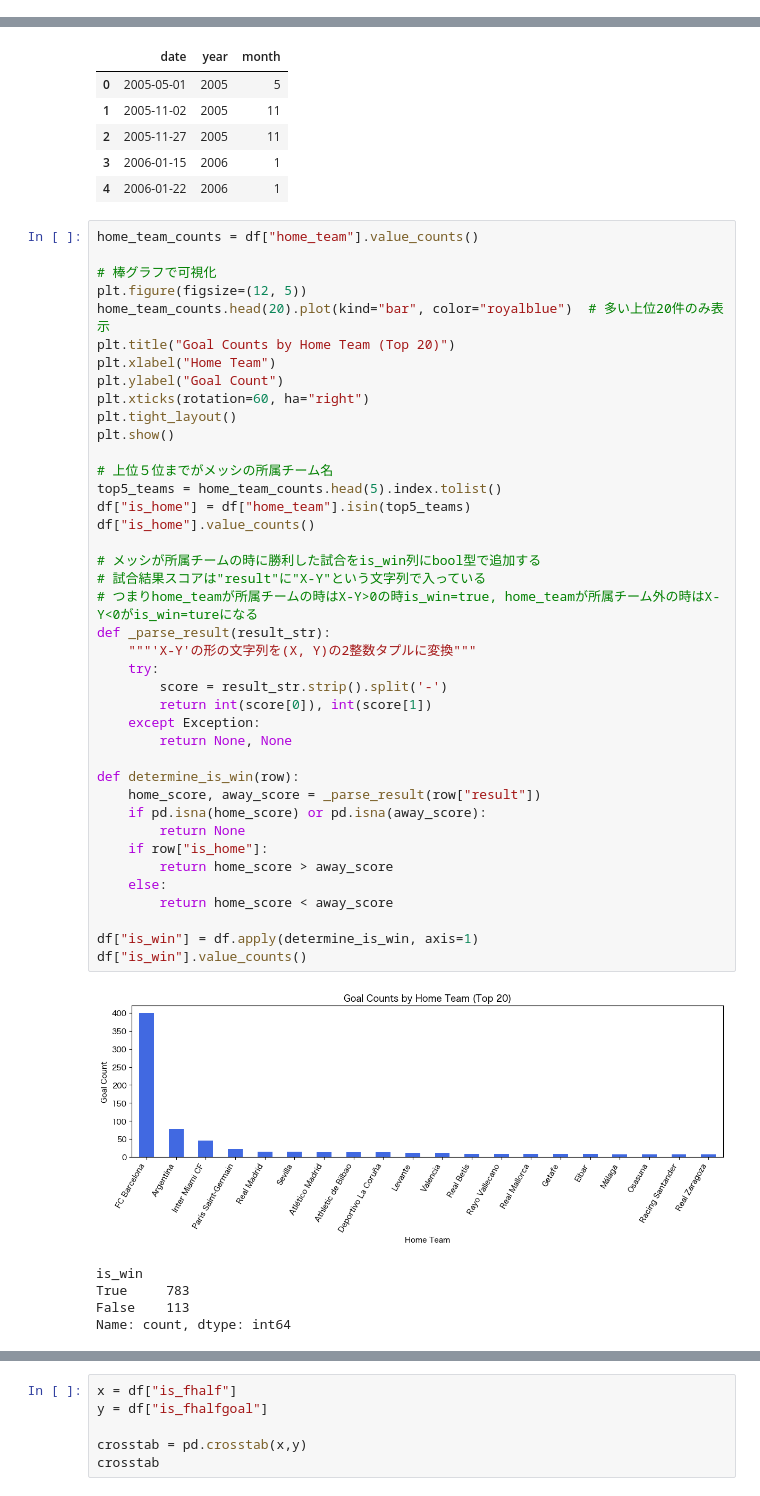
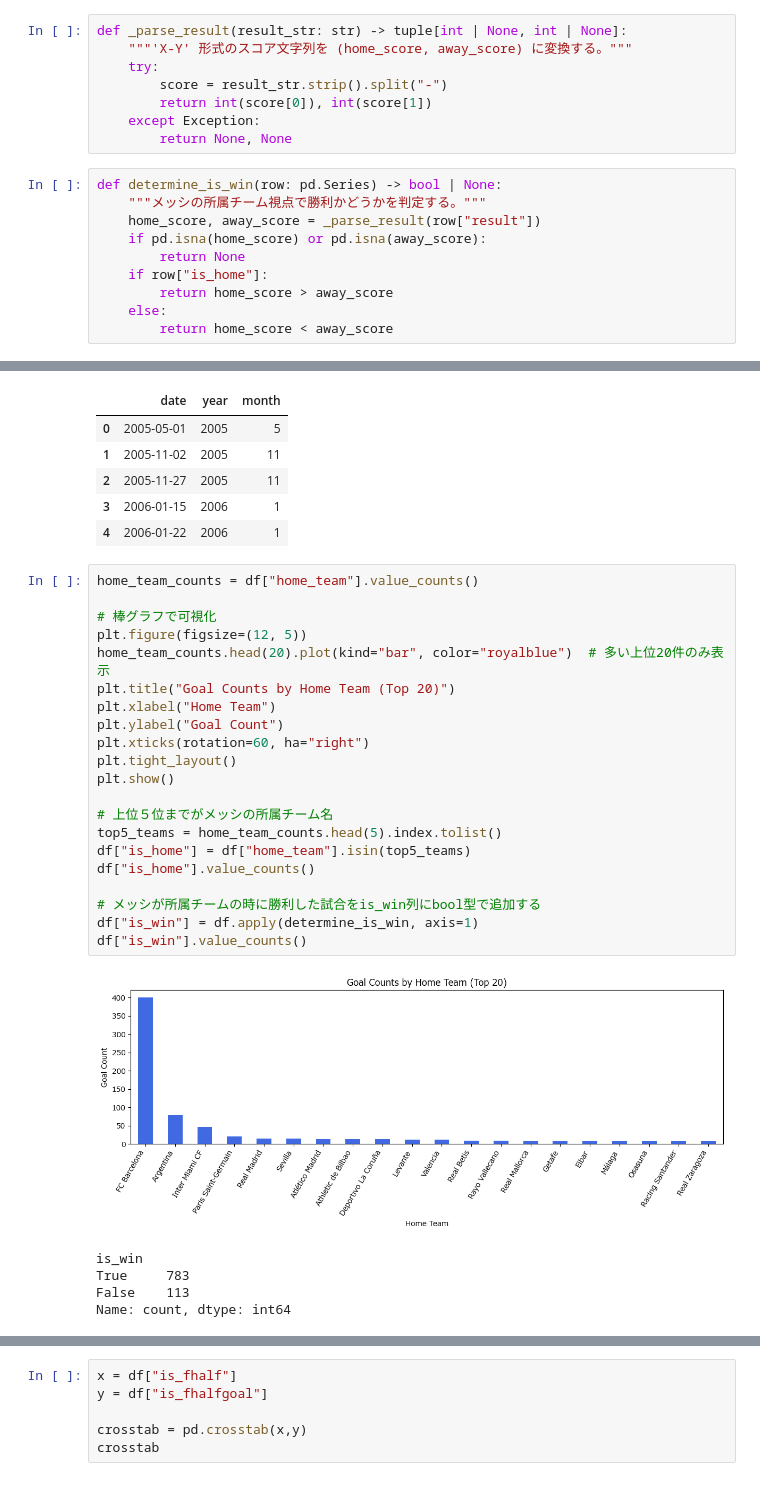
Before and after one commit to WE1CH-KAZU/analytics_messi, a Jupyter notebook: src/analytics_messi.ipynb, the cells around one changed output, grey strips where cells are left out. Saved outputs shown, nothing was run; the diff lists cells and outputs as text.

```diff
--- a/src/analytics_messi.ipynb
+++ b/src/analytics_messi.ipynb
@@ -28,3 +30,21 @@ setup_pandas_display()
 setup_matplotlib_defaults()
 # %% [markdown]
 # Functions
+# %%
+def _parse_result(result_str: str) -> tuple[int | None, int | None]:
+    """'X-Y' 形式のスコア文字列を (home_score, away_score) に変換する。"""
+    try:
+        score = result_str.strip().split("-")
+        return int(score[0]), int(score[1])
+    except Exception:
+        return None, None
+# %%
+def determine_is_win(row: pd.Series) -> bool | None:
+    """メッシの所属チーム視点で勝利かどうかを判定する。"""
+    home_score, away_score = _parse_result(row["result"])
+    if pd.isna(home_score) or pd.isna(away_score):
+        return None
+    if row["is_home"]:
+        return home_score > away_score
+    else:
+        return home_score < away_score
@@ -100,45 +132,26 @@ memory usage: 112.1 KB
 # %%
 home_team_counts = df["home_team"].value_counts()
 
 # 棒グラフで可視化
 plt.figure(figsize=(12, 5))
 home_team_counts.head(20).plot(kind="bar", color="royalblue")  # 多い上位20件のみ表示
 plt.title("Goal Counts by Home Team (Top 20)")
 plt.xlabel("Home Team")
 plt.ylabel("Goal Count")
 plt.xticks(rotation=60, ha="right")
 plt.tight_layout()
 plt.show()
 
 # 上位５位までがメッシの所属チーム名
 top5_teams = home_team_counts.head(5).index.tolist()
 df["is_home"] = df["home_team"].isin(top5_teams)
 df["is_home"].value_counts()
 
 # メッシが所属チームの時に勝利した試合をis_win列にbool型で追加する
-# 試合結果スコアは"result"に"X-Y"という文字列で入っている
-# つまりhome_teamが所属チームの時はX-Y>0の時is_win=true, home_teamが所属チーム外の時はX-Y<0がis_win=tureになる
-def _parse_result(result_str):
-    """'X-Y'の形の文字列を(X, Y)の2整数タプルに変換"""
-    try:
-        score = result_str.strip().split('-')
-        return int(score[0]), int(score[1])
-    except Exception:
-        return None, None
-
-def determine_is_win(row):
-    home_score, away_score = _parse_result(row["result"])
-    if pd.isna(home_score) or pd.isna(away_score):
-        return None
-    if row["is_home"]:
-        return home_score > away_score
-    else:
-        return home_score < away_score
-
 df["is_win"] = df.apply(determine_is_win, axis=1)
 df["is_win"].value_counts()
 # %% [output]
-[figure, old version]
+[figure, new version]
 is_win
 True     783
 False    113
```
Also changed, not shown: parts of 12 cells of this notebook, 4 other files.
